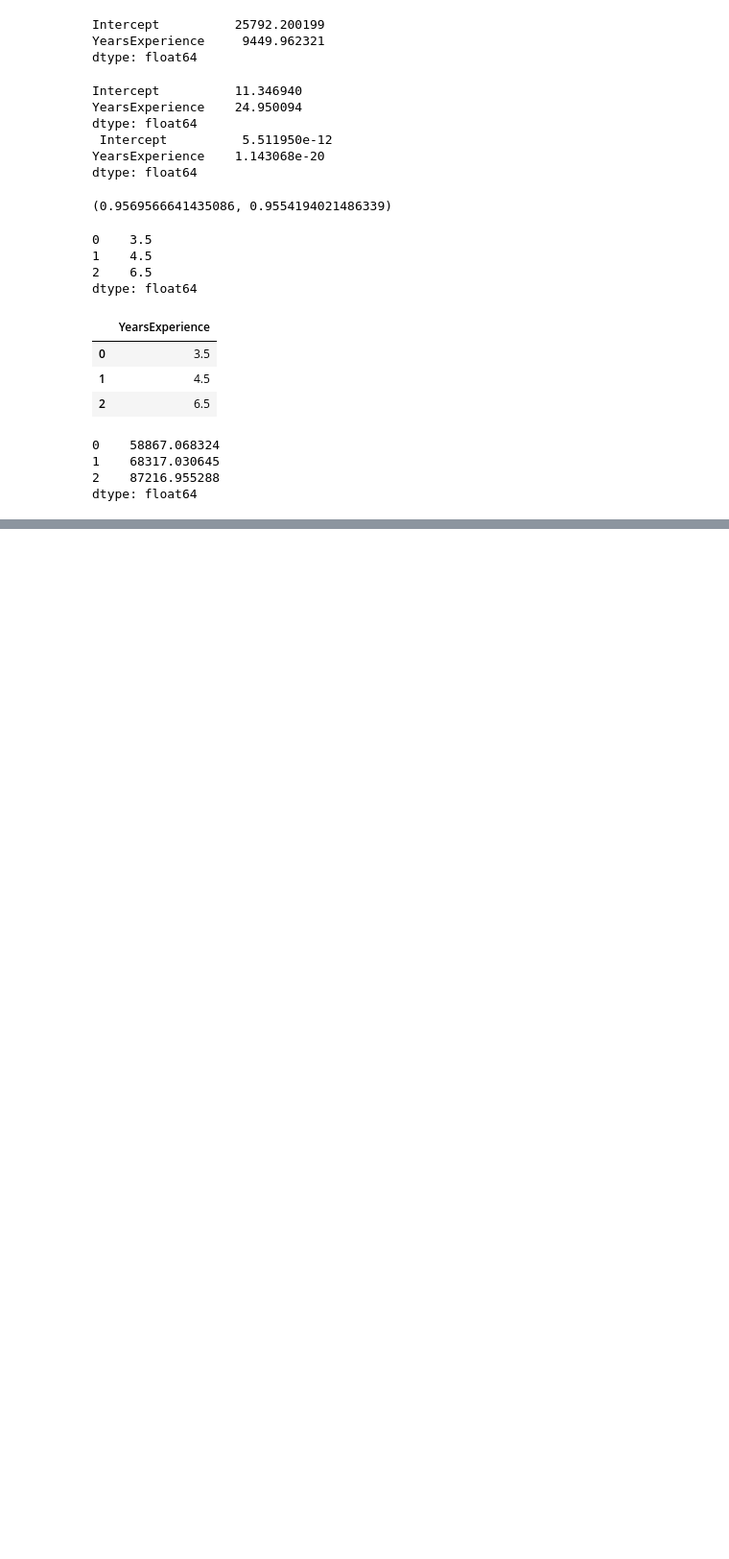
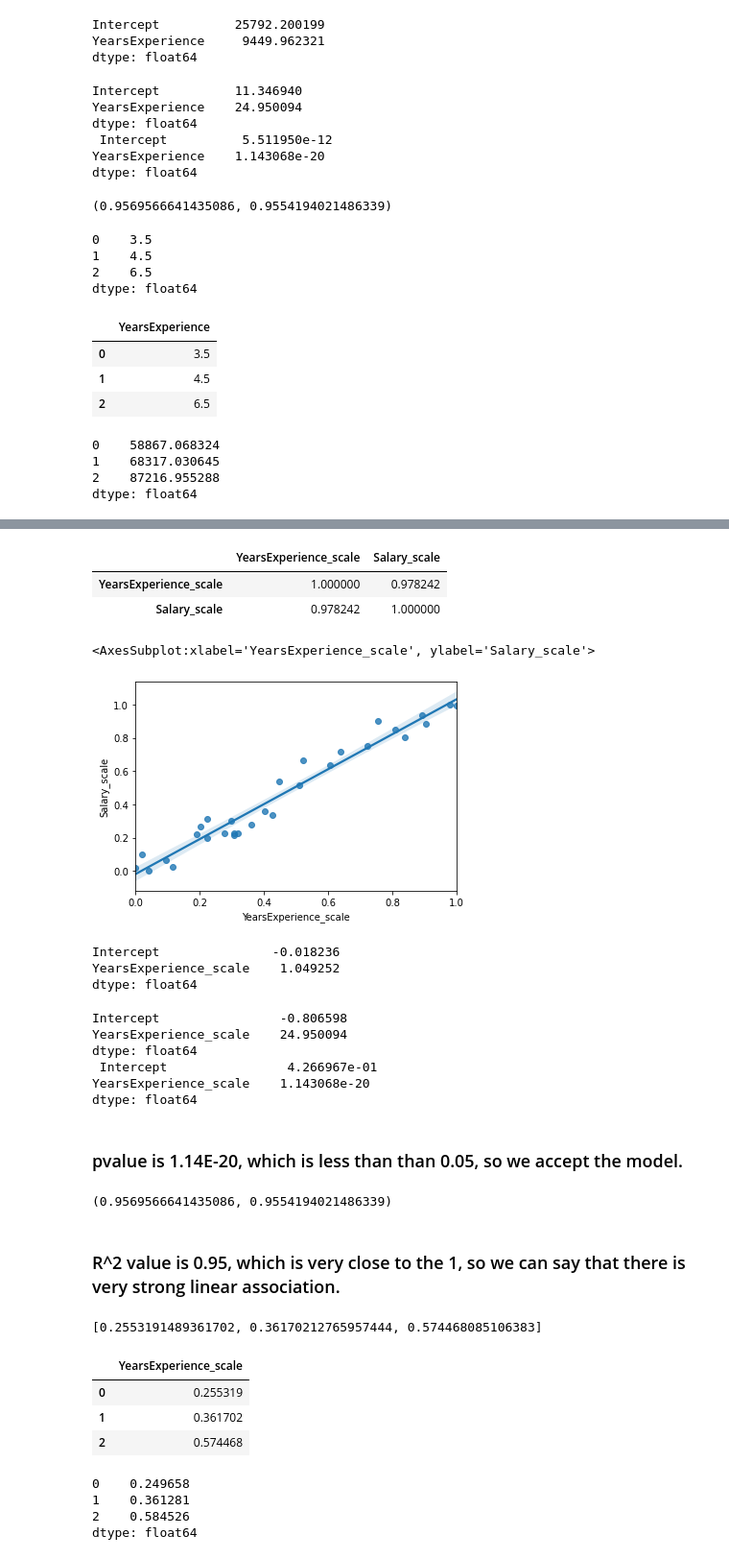
Before and after one commit to SachinKanhurkar/DS_Assignment4_LinearRegression, a Jupyter notebook: 2_Salary_hike.ipynb, the cells around one changed output, grey strips where cells are left out. Shown: that part at 96% size. Saved outputs shown, nothing was run; the diff lists cells and outputs as text; code cells hidden in the pictures; blank space fills up the shorter version.

```diff
--- a/2_Salary_hike.ipynb
+++ b/2_Salary_hike.ipynb
@@ -274,0 +287,9 @@ dtype: float64
+# %%
+array = data.values
+
+scaler = MinMaxScaler(feature_range=(0,1))
+rescaledX = scaler.fit_transform(array)
+
+#transformed data
+set_printoptions(precision=2)
+print(rescaledX[0:5,:])
@@ -274,0 +304,2 @@ dtype: float64
+# %%
+df= pd.DataFrame(rescaledX,columns=['YearsExperience_scale', 'Salary_scale'])
@@ -274,0 +315,7 @@ dtype: float64
+# %%
+#Correlation
+df.corr()
+# %% [output]
+|  | YearsExperience_scale | Salary_scale |
+| YearsExperience_scale | 1.000000 | 0.978242 |
+| Salary_scale | 0.978242 | 1.000000 |
@@ -274,0 +325,30 @@ dtype: float64
+# %%
+sns.regplot(x="YearsExperience_scale", y="Salary_scale", data=df)
+# %% [output]
+<AxesSubplot:xlabel='YearsExperience_scale', ylabel='Salary_scale'>
+[figure, added]
+# %%
+model1.params
+# %% [output]
+Intercept               -0.018236
+YearsExperience_scale    1.049252
+dtype: float64
+# %%
+#t and p-Values
+print(model1.tvalues, '\n', model1.pvalues)    #pvlaues< 5% to accept the model1
+# %% [output]
+Intercept                -0.806598
+YearsExperience_scale    24.950094
+dtype: float64
+ Intercept                4.266967e-01
+YearsExperience_scale    1.143068e-20
+dtype: float64
+# %% [markdown]
+### pvalue is 1.14E-20, which is less than than 0.05, so we accept the model.
+# %%
+#R squared values
+(model1.rsquared,model1.rsquared_adj)
+# %% [output]
+(0.9569566641435086, 0.9554194021486339)
+# %% [markdown]
+### R^2 value is 0.95, which is very close to the 1, so we can say that there is very strong linear association.
@@ -274,0 +368,4 @@ dtype: float64
+# %%
+newdata1_scale
+# %% [output]
+[0.2553191489361702, 0.36170212765957444, 0.574468085106383]
@@ -274,0 +374,7 @@ dtype: float64
+# %%
+data_pred1.head()
+# %% [output]
+|  | YearsExperience_scale |
+| 0 | 0.255319 |
+| 1 | 0.361702 |
+| 2 | 0.574468 |
@@ -274,0 +383,7 @@ dtype: float64
+# %%
+a
+# %% [output]
+0    0.249658
+1    0.361281
+2    0.584526
+dtype: float64
```
Also changed, not shown: parts of 21 cells of this notebook, 1 other file.
